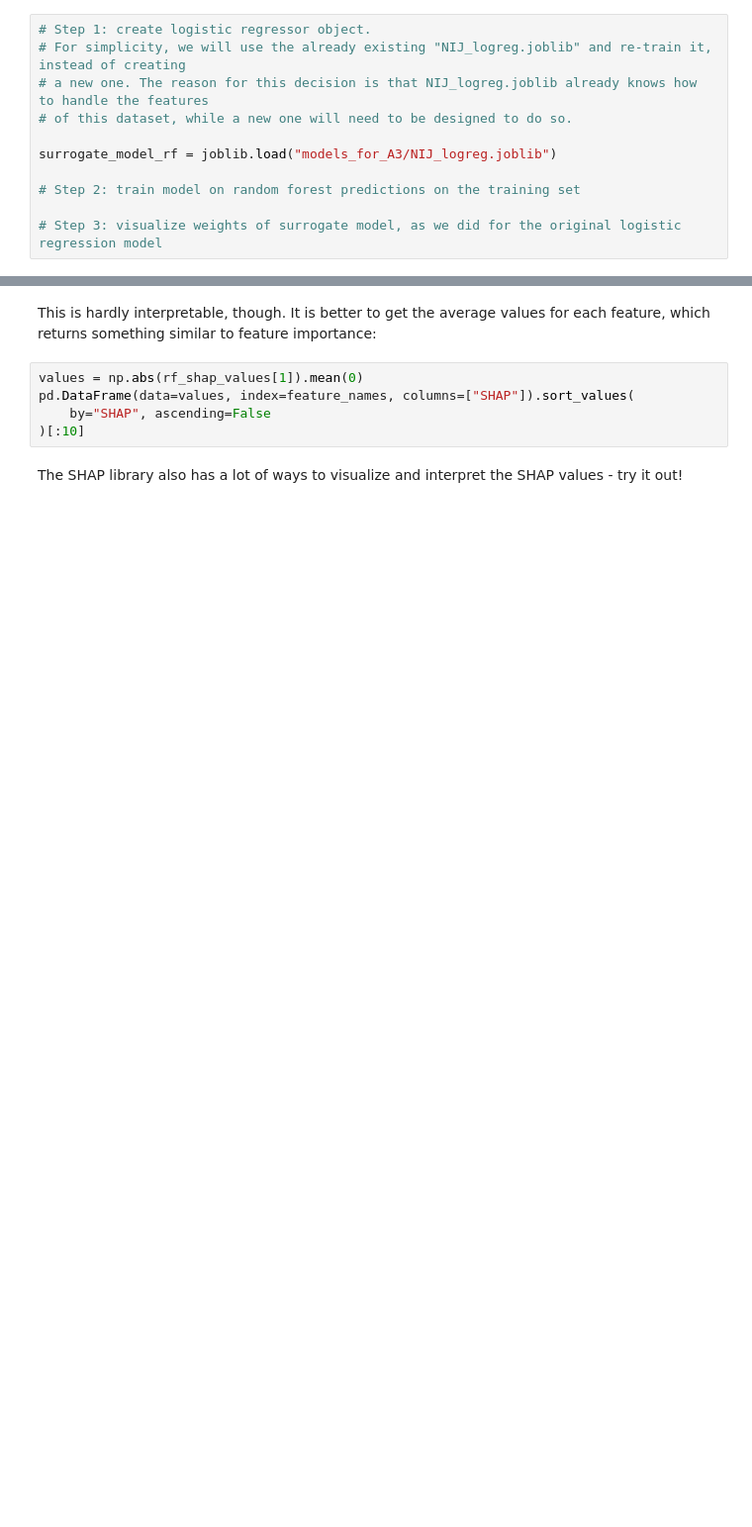
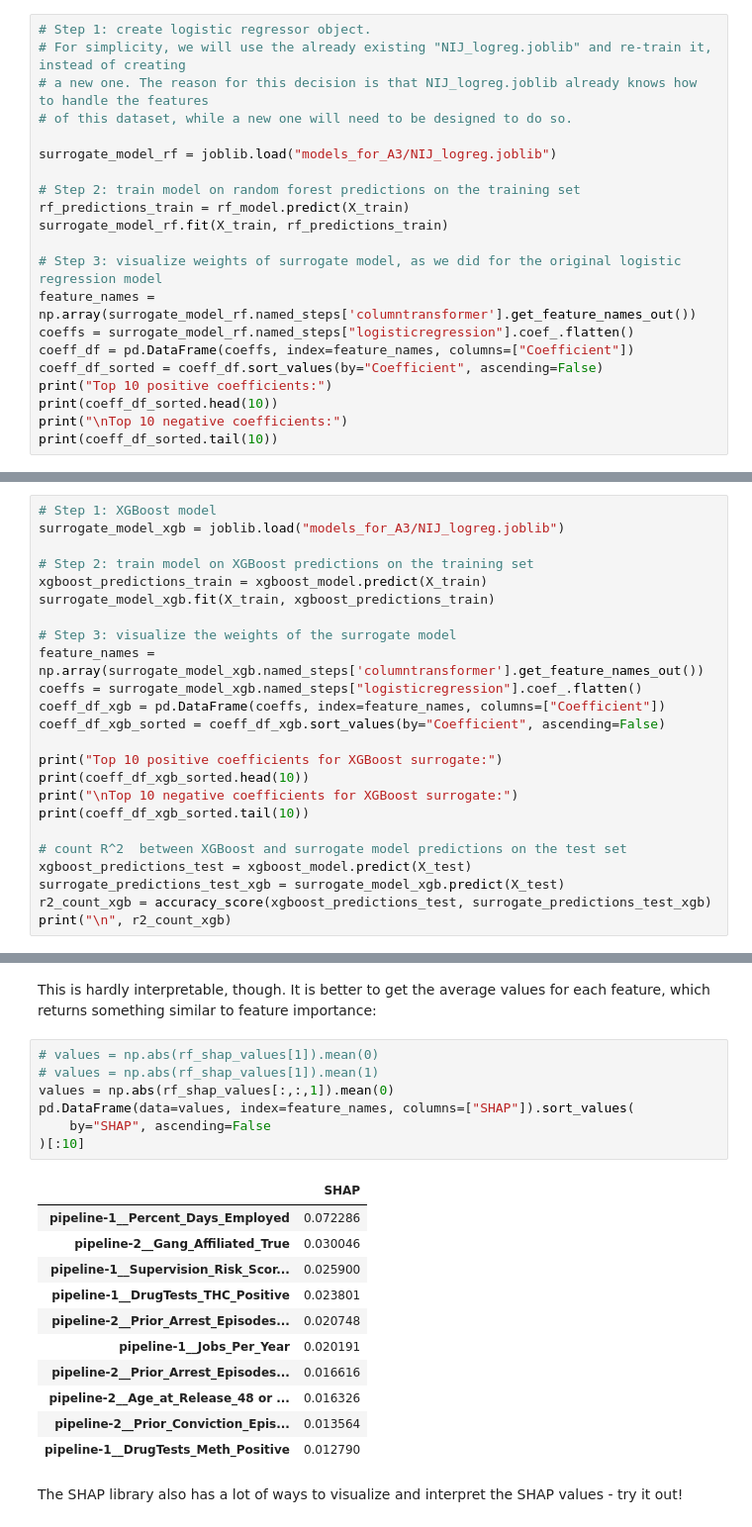
Before and after one commit to RaymondZhang20/DSCI430, a Jupyter notebook: a3/Module 3 assignment-1.ipynb, the cells around one changed output, grey strips where cells are left out. Shown at 99% size. Cells and saved outputs as stored; diff of their text form; blank space fills up the shorter version.

```diff
--- a/a3/Module 3 assignment-1.ipynb
+++ b/a3/Module 3 assignment-1.ipynb
@@ -513,5 +615,15 @@ Models that are not inherently interpretable ("black box" models) can still be e
 surrogate_model_rf = joblib.load("models_for_A3/NIJ_logreg.joblib")
 
 # Step 2: train model on random forest predictions on the training set
+rf_predictions_train = rf_model.predict(X_train)
+surrogate_model_rf.fit(X_train, rf_predictions_train)
 
 # Step 3: visualize weights of surrogate model, as we did for the original logistic regression model
+feature_names = np.array(surrogate_model_rf.named_steps['columntransformer'].get_feature_names_out())
+coeffs = surrogate_model_rf.named_steps["logisticregression"].coef_.flatten()
+coeff_df = pd.DataFrame(coeffs, index=feature_names, columns=["Coefficient"])
+coeff_df_sorted = coeff_df.sort_values(by="Coefficient", ascending=False)
+print("Top 10 positive coefficients:")
+print(coeff_df_sorted.head(10))
+print("\nTop 10 negative coefficients:")
+print(coeff_df_sorted.tail(10))
@@ -541,0 +687,24 @@ Now, repeat the analysis through surrogate model for XGBoost. Comment on the res
+# %%
+# Step 1: XGBoost model
+surrogate_model_xgb = joblib.load("models_for_A3/NIJ_logreg.joblib")
+
+# Step 2: train model on XGBoost predictions on the training set
+xgboost_predictions_train = xgboost_model.predict(X_train)
+surrogate_model_xgb.fit(X_train, xgboost_predictions_train)
+
+# Step 3: visualize the weights of the surrogate model
+feature_names = np.array(surrogate_model_xgb.named_steps['columntransformer'].get_feature_names_out())
+coeffs = surrogate_model_xgb.named_steps["logisticregression"].coef_.flatten()
+coeff_df_xgb = pd.DataFrame(coeffs, index=feature_names, columns=["Coefficient"])
+coeff_df_xgb_sorted = coeff_df_xgb.sort_values(by="Coefficient", ascending=False)
+
+print("Top 10 positive coefficients for XGBoost surrogate:")
+print(coeff_df_xgb_sorted.head(10))
+print("\nTop 10 negative coefficients for XGBoost surrogate:")
+print(coeff_df_xgb_sorted.tail(10))
+
+# count R^2  between XGBoost and surrogate model predictions on the test set
+xgboost_predictions_test = xgboost_model.predict(X_test)
+surrogate_predictions_test_xgb = surrogate_model_xgb.predict(X_test)
+r2_count_xgb = accuracy_score(xgboost_predictions_test, surrogate_predictions_test_xgb)
+print("\n", r2_count_xgb)
@@ -618,9 +854,23 @@ rf_shap_values[1]
 # %% [markdown]
 This is hardly interpretable, though. It is better to get the average values for each feature, which returns something similar to feature importance:
 # %%
-values = np.abs(rf_shap_values[1]).mean(0)
+# values = np.abs(rf_shap_values[1]).mean(0)
+# values = np.abs(rf_shap_values[1]).mean(1)
+values = np.abs(rf_shap_values[:,:,1]).mean(0)
 pd.DataFrame(data=values, index=feature_names, columns=["SHAP"]).sort_values(
     by="SHAP", ascending=False
 )[:10]
+# %% [output]
+|  | SHAP |
+| pipeline-1__Percent_Days_Employed | 0.072286 |
+| pipeline-2__Gang_Affiliated_True | 0.030046 |
+| pipeline-1__Supervision_Risk_Scor... | 0.025900 |
+| pipeline-1__DrugTests_THC_Positive | 0.023801 |
+| pipeline-2__Prior_Arrest_Episodes... | 0.020748 |
+| pipeline-1__Jobs_Per_Year | 0.020191 |
+| pipeline-2__Prior_Arrest_Episodes... | 0.016616 |
+| pipeline-2__Age_at_Release_48 or ... | 0.016326 |
+| pipeline-2__Prior_Conviction_Epis... | 0.013564 |
+| pipeline-1__DrugTests_Meth_Positive | 0.012790 |
 # %% [markdown]
 The SHAP library also has a lot of ways to visualize and interpret the SHAP values - try it out!
```
Also changed, not shown: parts of 24 cells of this notebook.
